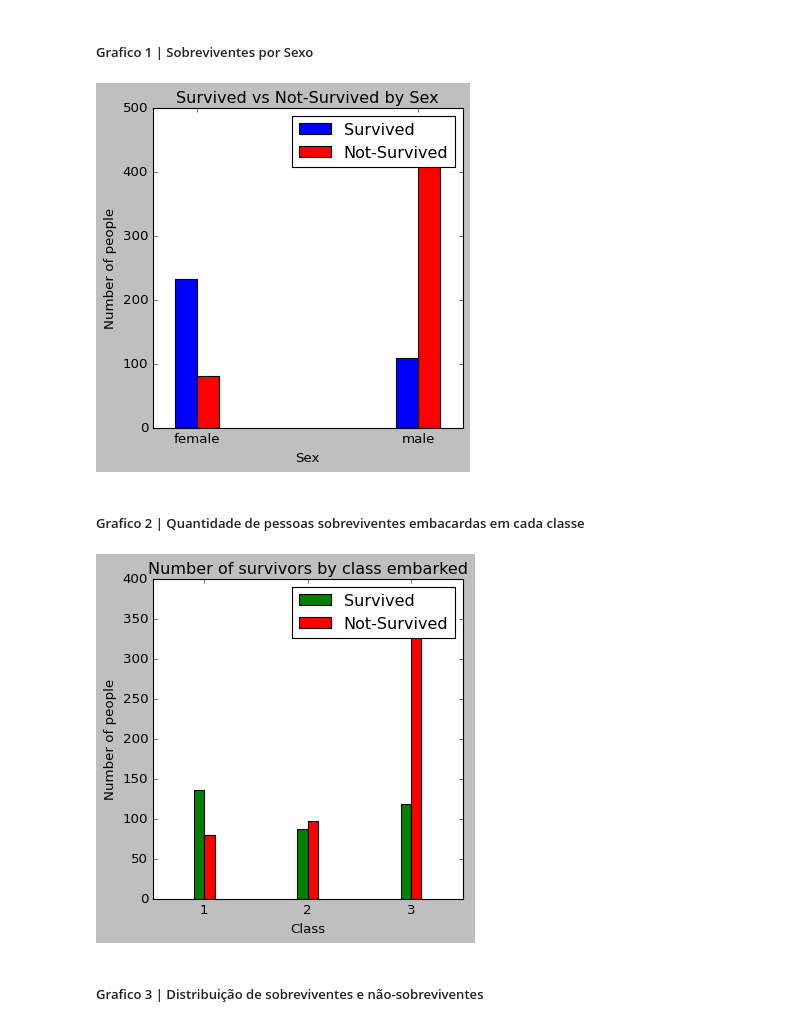
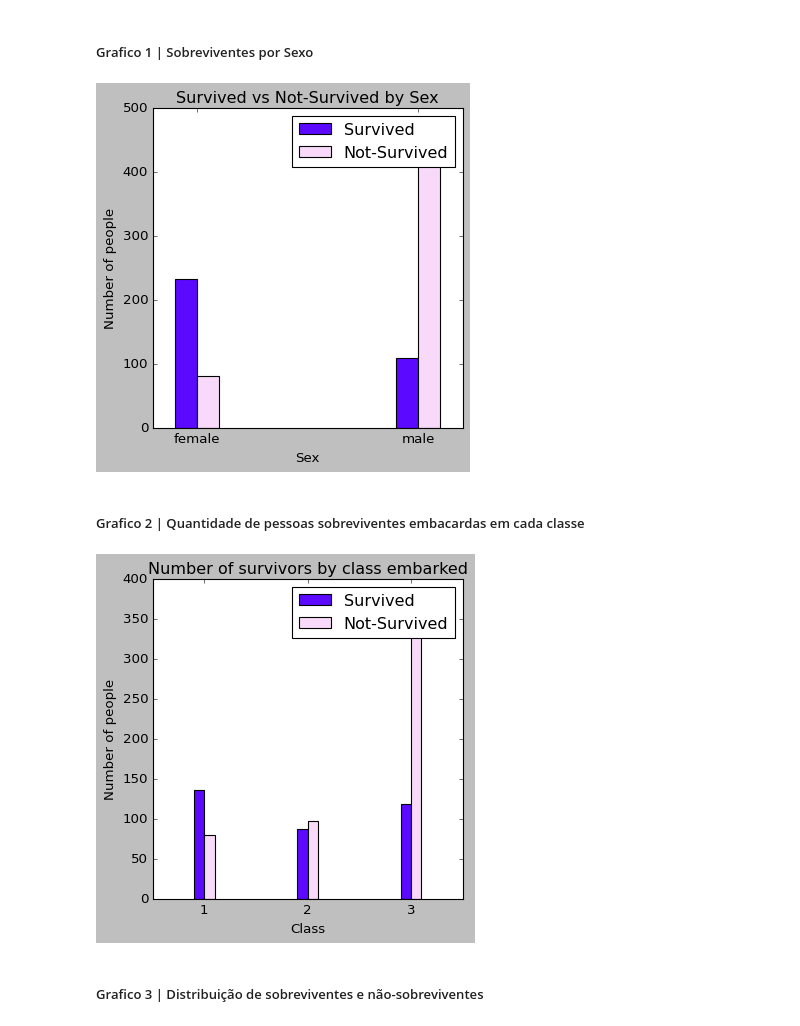
Before and after one commit to WesleyAlvesDS/Projetos, a Jupyter notebook: ProjetoTitanic/titanic_analitcs.ipynb, the cells around one changed output. Drawn from its saved outputs; the diff is of its cells as text; code cells hidden in the pictures.

```diff
--- a/ProjetoTitanic/titanic_analitcs.ipynb
+++ b/ProjetoTitanic/titanic_analitcs.ipynb
@@ -85,7 +85,7 @@ dtype: bool
 
 df[['Cabin']] = df[['Cabin']].fillna('Não Encontrado(a)') # Definindo valor 'Não Encontrado(a)' a coluna Cabin
 df[['Age']] = df[['Age']].fillna(0) # Definindo valor 0 a coluna Age
-df[['Embarked']] = df[['Embarked']].fillna('Não Encontrado') # Definindo valor 0 a coluna Embarked
+df[['Embarked']] = df[['Embarked']].fillna('Não Encontrado(a)') # Definindo valor 'Não Encontrado(a)' a coluna Embarked
 
 display(df) # Verificando novamente o DataFrame
 # %% [output]
@@ -181,25 +201,25 @@ display(survived_by_class)
 # %%
 varx = survived_by_sex.index
 vary1 = survived_by_sex['Survived']
 vary2 = survived_by_sex['Not-Survived']
 fig , ax = plt.subplots(figsize=(5,5))
 x = np.arange(len(varx))  # Posições no eixo x (ex: [0, 1])
 width = 0.10  # Largura das barras
 # Plotando as barras lado a lado
-ax.bar(x - width/2, vary1, width, label='Survived', color='b')  # Barras de 'Survived'
-ax.bar(x + width/2, vary2, width, label='Not-Survived', color='r')  # Barras de 'Not-Survived'
+ax.bar(x - width/2, vary1, width, label='Survived', color='#5B0AFF')  # Barras de 'Survived'
+ax.bar(x + width/2, vary2, width, label='Not-Survived', color='#F9D9FA')  # Barras de 'Not-Survived'
 
 # Configurando os rótulos e título
 ax.set_xlabel('Sex')
 ax.set_ylabel('Number of people')
 ax.set_xticks(x)  # Ajustando as posições dos rótulos do eixo x
 ax.set_xticklabels(varx)  # Definindo os rótulos do eixo x como 'male' e 'female'
 ax.set_title('Survived vs Not-Survived by Sex')
 ax.legend() # Adicionando uma legenda
 plt.show() # Exibindo o gráfico
 plt.style.use('classic')
 # %% [output]
-[figure, old version]
+[figure, new version]
 # %% [markdown]
 ##### Grafico 2 | Quantidade de pessoas sobreviventes embacardas em cada classe
 # %%
@@ -210,8 +230,8 @@ vvary2 = survived_by_class['Not-Survived']
 x = np.arange(len(vvarx))
 width = 0.10
 fig, axx = plt.subplots(figsize = (5,5))
-axx.bar(x - width/2, vvary1, width, label = 'Survived' , color='g')
-axx.bar(x + width/2, vvary2, width, label = 'Not-Survived',color = 'r')
+axx.bar(x - width/2, vvary1, width, label = 'Survived' , color='#5B0AFF')
+axx.bar(x + width/2, vvary2, width, label = 'Not-Survived',color = '#F9D9FA')
 axx.set_xticks(x)
 axx.set_xticklabels(vvarx)
 axx.set_title('Number of survivors by class embarked')
@@ -220,7 +240,7 @@ axx.set_xlabel('Class')
 axx.set_ylabel('Number of people')
 plt.show()
 # %% [output]
-[figure, old version]
+[figure, new version]
 # %% [markdown]
 ##### Grafico 3 | Distribuição de sobreviventes e não-sobreviventes
 # %%
```
Also changed, not shown: parts of 7 cells of this notebook.
